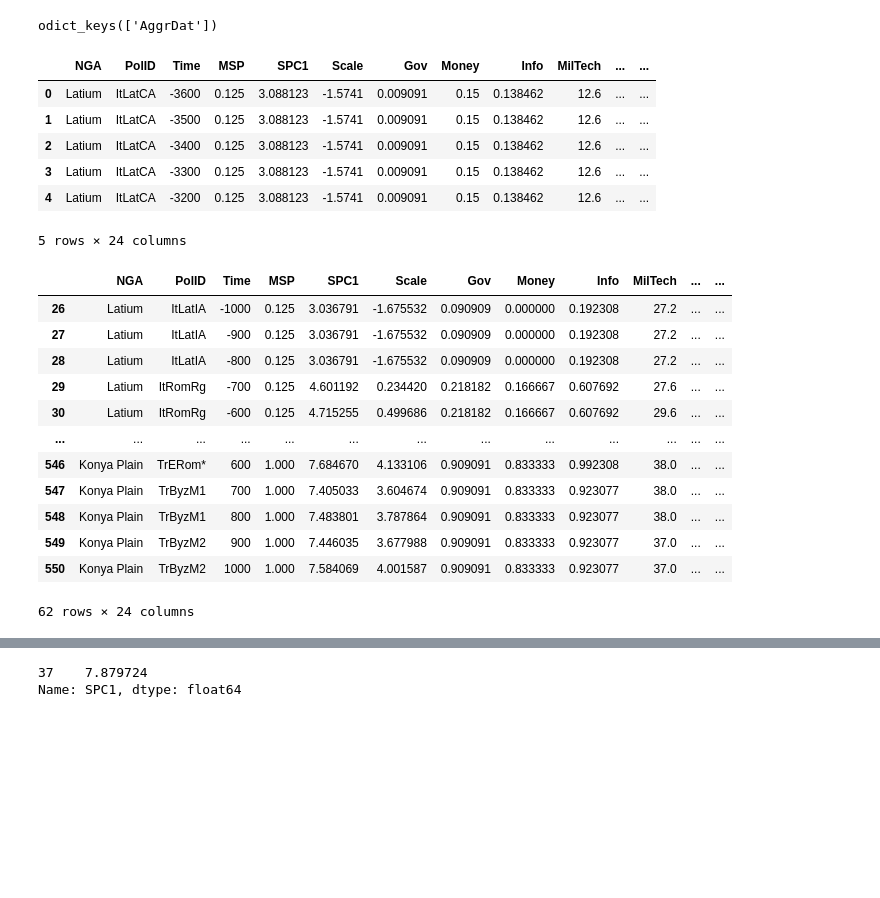
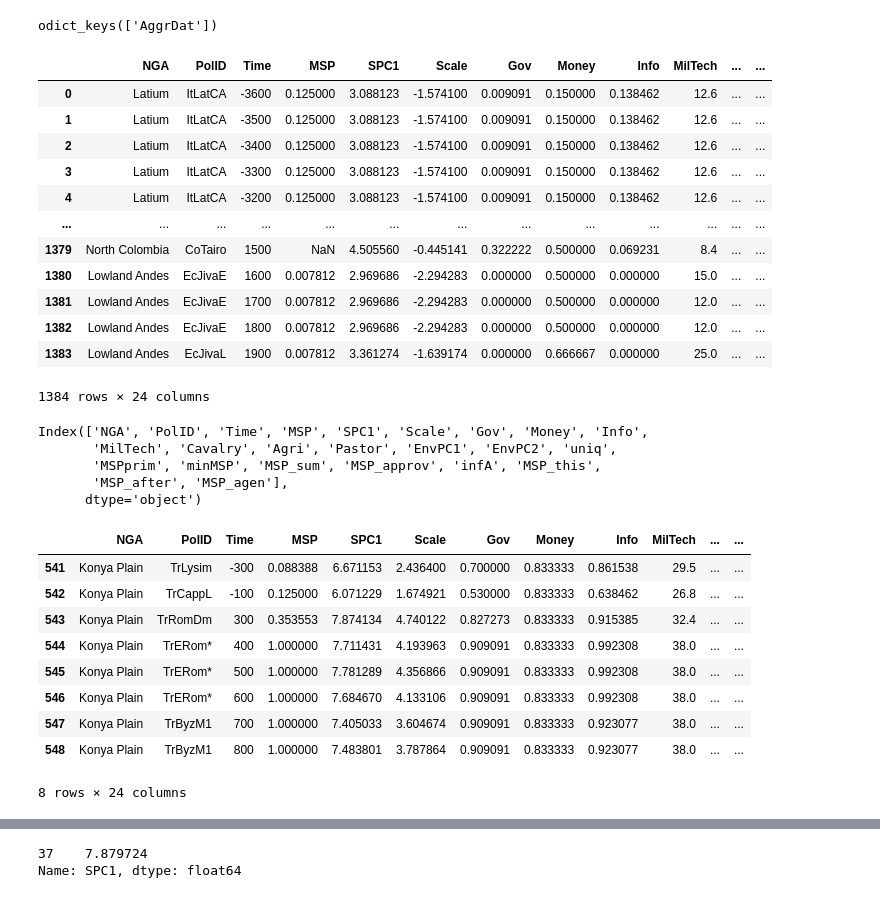
Before and after one commit to kasev/MSRagri, a Jupyter notebook: scripts/analysis.ipynb, the cells around one changed output, grey strips where cells are left out. Saved outputs shown, nothing was run; the diff lists cells and outputs as text; code cells hidden in the pictures; blank space fills up the shorter version.

```diff
--- a/scripts/analysis.ipynb
+++ b/scripts/analysis.ipynb
@@ -53,33 +70,44 @@ result.keys()# also works for Rds
 odict_keys(['AggrDat'])
 # %%
 MSP_aggr = result["AggrDat"]
-MSP_aggr.head(5)
+MSP_aggr
 # %% [output]
 |  | NGA | PolID | Time | MSP | SPC1 | Scale | Gov | Money | Info | MilTech | ... | ... |
-| 0 | Latium | ItLatCA | -3600 | 0.125 | 3.088123 | -1.5741 | 0.009091 | 0.15 | 0.138462 | 12.6 | ... | ... |
-| 1 | Latium | ItLatCA | -3500 | 0.125 | 3.088123 | -1.5741 | 0.009091 | 0.15 | 0.138462 | 12.6 | ... | ... |
-| 2 | Latium | ItLatCA | -3400 | 0.125 | 3.088123 | -1.5741 | 0.009091 | 0.15 | 0.138462 | 12.6 | ... | ... |
-| 3 | Latium | ItLatCA | -3300 | 0.125 | 3.088123 | -1.5741 | 0.009091 | 0.15 | 0.138462 | 12.6 | ... | ... |
-| 4 | Latium | ItLatCA | -3200 | 0.125 | 3.088123 | -1.5741 | 0.009091 | 0.15 | 0.138462 | 12.6 | ... | ... |
+| 0 | Latium | ItLatCA | -3600 | 0.125000 | 3.088123 | -1.574100 | 0.009091 | 0.150000 | 0.138462 | 12.6 | ... | ... |
+| 1 | Latium | ItLatCA | -3500 | 0.125000 | 3.088123 | -1.574100 | 0.009091 | 0.150000 | 0.138462 | 12.6 | ... | ... |
+| 2 | Latium | ItLatCA | -3400 | 0.125000 | 3.088123 | -1.574100 | 0.009091 | 0.150000 | 0.138462 | 12.6 | ... | ... |
+| 3 | Latium | ItLatCA | -3300 | 0.125000 | 3.088123 | -1.574100 | 0.009091 | 0.150000 | 0.138462 | 12.6 | ... | ... |
+| 4 | Latium | ItLatCA | -3200 | 0.125000 | 3.088123 | -1.574100 | 0.009091 | 0.150000 | 0.138462 | 12.6 | ... | ... |
+| ... | ... | ... | ... | ... | ... | ... | ... | ... | ... | ... | ... | ... |
+| 1379 | North Colombia | CoTairo | 1500 | NaN | 4.505560 | -0.445141 | 0.322222 | 0.500000 | 0.069231 | 8.4 | ... | ... |
+| 1380 | Lowland Andes | EcJivaE | 1600 | 0.007812 | 2.969686 | -2.294283 | 0.000000 | 0.500000 | 0.000000 | 15.0 | ... | ... |
+| 1381 | Lowland Andes | EcJivaE | 1700 | 0.007812 | 2.969686 | -2.294283 | 0.000000 | 0.500000 | 0.000000 | 12.0 | ... | ... |
+| 1382 | Lowland Andes | EcJivaE | 1800 | 0.007812 | 2.969686 | -2.294283 | 0.000000 | 0.500000 | 0.000000 | 12.0 | ... | ... |
+| 1383 | Lowland Andes | EcJivaL | 1900 | 0.007812 | 3.361274 | -1.639174 | 0.000000 | 0.666667 | 0.000000 | 25.0 | ... | ... |
-5 rows × 24 columns
+1384 rows × 24 columns
+# %%
+MSP_aggr.columns
+# %% [output]
+Index(['NGA', 'PolID', 'Time', 'MSP', 'SPC1', 'Scale', 'Gov', 'Money', 'Info',
+       'MilTech', 'Cavalry', 'Agri', 'Pastor', 'EnvPC1', 'EnvPC2', 'uniq',
+       'MSPprim', 'minMSP', 'MSP_sum', 'MSP_approv', 'infA', 'MSP_this',
+       'MSP_after', 'MSP_agen'],
+      dtype='object')
 # %%
 ### regional constraints to AM
 NGA_AM = ["Latium", "Paris Basin", "Upper Egypt", "Konya Plain"]
 # %%
 MSP_AM = MSP_aggr[(MSP_aggr["NGA"].isin(NGA_AM)) & (MSP_aggr["Time"].between(-1000,1000))]
-# %%
-MSP_AM
-# %% [output]
-|  | NGA | PolID | Time | MSP | SPC1 | Scale | Gov | Money | Info | MilTech | ... | ... |
-| 26 | Latium | ItLatIA | -1000 | 0.125 | 3.036791 | -1.675532 | 0.090909 | 0.000000 | 0.192308 | 27.2 | ... | ... |
-| 27 | Latium | ItLatIA | -900 | 0.125 | 3.036791 | -1.675532 | 0.090909 | 0.000000 | 0.192308 | 27.2 | ... | ... |
-| 28 | Latium | ItLatIA | -800 | 0.125 | 3.036791 | -1.675532 | 0.090909 | 0.000000 | 0.192308 | 27.2 | ... | ... |
-| 29 | Latium | ItRomRg | -700 | 0.125 | 4.601192 | 0.234420 | 0.218182 | 0.166667 | 0.607692 | 27.6 | ... | ... |
-| 30 | Latium | ItRomRg | -600 | 0.125 | 4.715255 | 0.499686 | 0.218182 | 0.166667 | 0.607692 | 29.6 | ... | ... |
-| ... | ... | ... | ... | ... | ... | ... | ... | ... | ... | ... | ... | ... |
-| 546 | Konya Plain | TrERom* | 600 | 1.000 | 7.684670 | 4.133106 | 0.909091 | 0.833333 | 0.992308 | 38.0 | ... | ... |
-| 547 | Konya Plain | TrByzM1 | 700 | 1.000 | 7.405033 | 3.604674 | 0.909091 | 0.833333 | 0.923077 | 38.0 | ... | ... |
-| 548 | Konya Plain | TrByzM1 | 800 | 1.000 | 7.483801 | 3.787864 | 0.909091 | 0.833333 | 0.923077 | 38.0 | ... | ... |
-| 549 | Konya Plain | TrByzM2 | 900 | 1.000 | 7.446035 | 3.677988 | 0.909091 | 0.833333 | 0.923077 | 37.0 | ... | ... |
-| 550 | Konya Plain | TrByzM2 | 1000 | 1.000 | 7.584069 | 4.001587 | 0.909091 | 0.833333 | 0.923077 | 37.0 | ... | ... |
-62 rows × 24 columns
+# %%
+MSP_AM[(MSP_AM["NGA"]=="Konya Plain") & (MSP_AM["Time"].between(-300, 800))]
+# %% [output]
+|  | NGA | PolID | Time | MSP | SPC1 | Scale | Gov | Money | Info | MilTech | ... | ... |
+| 541 | Konya Plain | TrLysim | -300 | 0.088388 | 6.671153 | 2.436400 | 0.700000 | 0.833333 | 0.861538 | 29.5 | ... | ... |
+| 542 | Konya Plain | TrCappL | -100 | 0.125000 | 6.071229 | 1.674921 | 0.530000 | 0.833333 | 0.638462 | 26.8 | ... | ... |
+| 543 | Konya Plain | TrRomDm | 300 | 0.353553 | 7.874134 | 4.740122 | 0.827273 | 0.833333 | 0.915385 | 32.4 | ... | ... |
+| 544 | Konya Plain | TrERom* | 400 | 1.000000 | 7.711431 | 4.193963 | 0.909091 | 0.833333 | 0.992308 | 38.0 | ... | ... |
+| 545 | Konya Plain | TrERom* | 500 | 1.000000 | 7.781289 | 4.356866 | 0.909091 | 0.833333 | 0.992308 | 38.0 | ... | ... |
+| 546 | Konya Plain | TrERom* | 600 | 1.000000 | 7.684670 | 4.133106 | 0.909091 | 0.833333 | 0.992308 | 38.0 | ... | ... |
+| 547 | Konya Plain | TrByzM1 | 700 | 1.000000 | 7.405033 | 3.604674 | 0.909091 | 0.833333 | 0.923077 | 38.0 | ... | ... |
+| 548 | Konya Plain | TrByzM1 | 800 | 1.000000 | 7.483801 | 3.787864 | 0.909091 | 0.833333 | 0.923077 | 38.0 | ... | ... |
+8 rows × 24 columns
```
Also changed, not shown: parts of 39 cells of this notebook, 1 other file.
